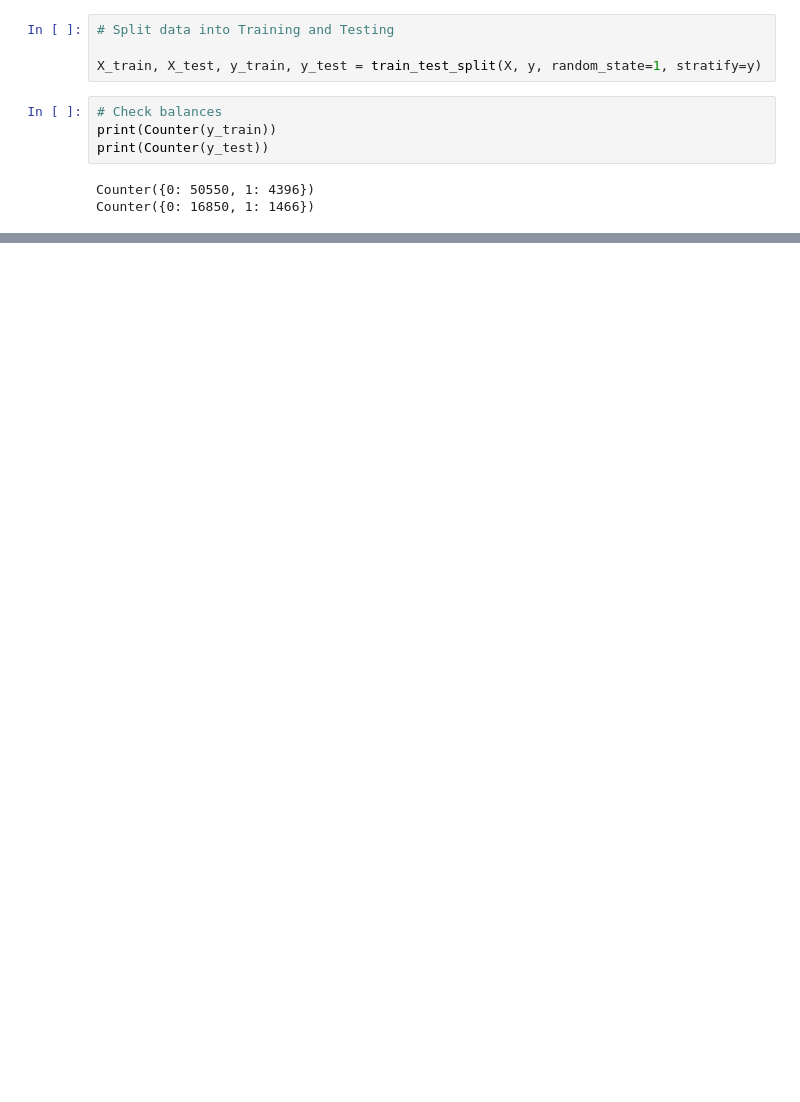
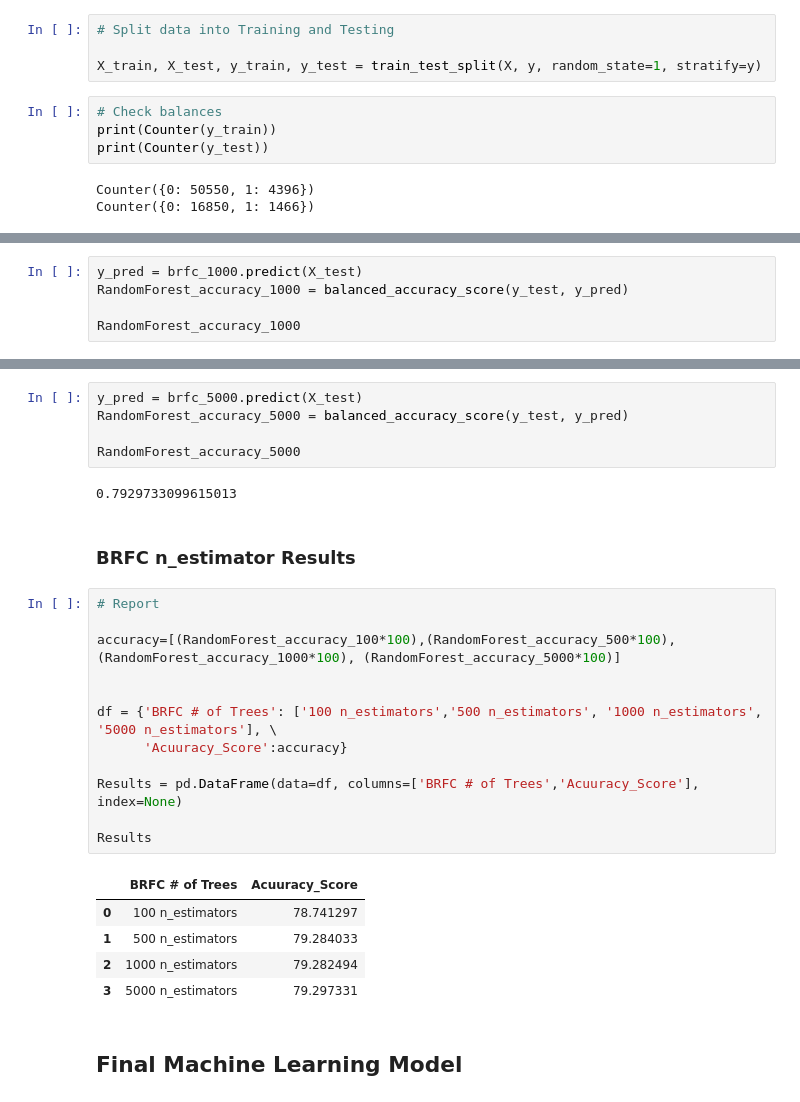
Before and after one commit to Tyfox1206/Patient_Survival_Prediction, a Jupyter notebook: Machine_Learning/BRFC_Final_Dataset.ipynb, the cells around one changed output, grey strips where cells are left out. Saved outputs shown, nothing was run; the diff lists cells and outputs as text; blank space fills up the shorter version.

Commit message:
Final Machine Learning Model

```diff
--- a/Machine_Learning/BRFC_Final_Dataset.ipynb
+++ b/Machine_Learning/BRFC_Final_Dataset.ipynb
@@ -245,0 +281,5 @@ RandomForest_accuracy_database
+# %%
+y_pred = brfc_1000.predict(X_test)
+RandomForest_accuracy_1000 = balanced_accuracy_score(y_test, y_pred)
+
+RandomForest_accuracy_1000
@@ -245,0 +300,29 @@ RandomForest_accuracy_database
+# %%
+y_pred = brfc_5000.predict(X_test)
+RandomForest_accuracy_5000 = balanced_accuracy_score(y_test, y_pred)
+
+RandomForest_accuracy_5000
+# %% [output]
+0.7929733099615013
+# %% [markdown]
+### BRFC n_estimator Results
+# %%
+# Report
+
+accuracy=[(RandomForest_accuracy_100*100),(RandomForest_accuracy_500*100), (RandomForest_accuracy_1000*100), (RandomForest_accuracy_5000*100)]
+
+
+df = {'BRFC # of Trees': ['100 n_estimators','500 n_estimators', '1000 n_estimators', '5000 n_estimators'], \
+      'Acuuracy_Score':accuracy}
+
+Results = pd.DataFrame(data=df, columns=['BRFC # of Trees','Acuuracy_Score'], index=None)
+
+Results
+# %% [output]
+|  | BRFC # of Trees | Acuuracy_Score |
+| 0 | 100 n_estimators | 78.741297 |
+| 1 | 500 n_estimators | 79.284033 |
+| 2 | 1000 n_estimators | 79.282494 |
+| 3 | 5000 n_estimators | 79.297331 |
+# %% [markdown]
+## Final Machine Learning Model
```
Also changed, not shown: parts of 40 cells of this notebook, 3 other files.
